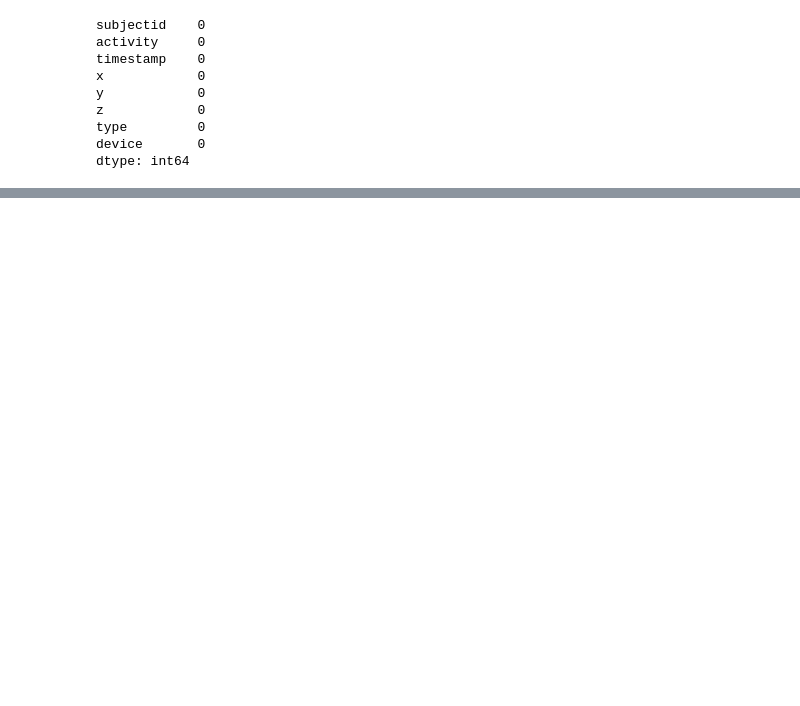
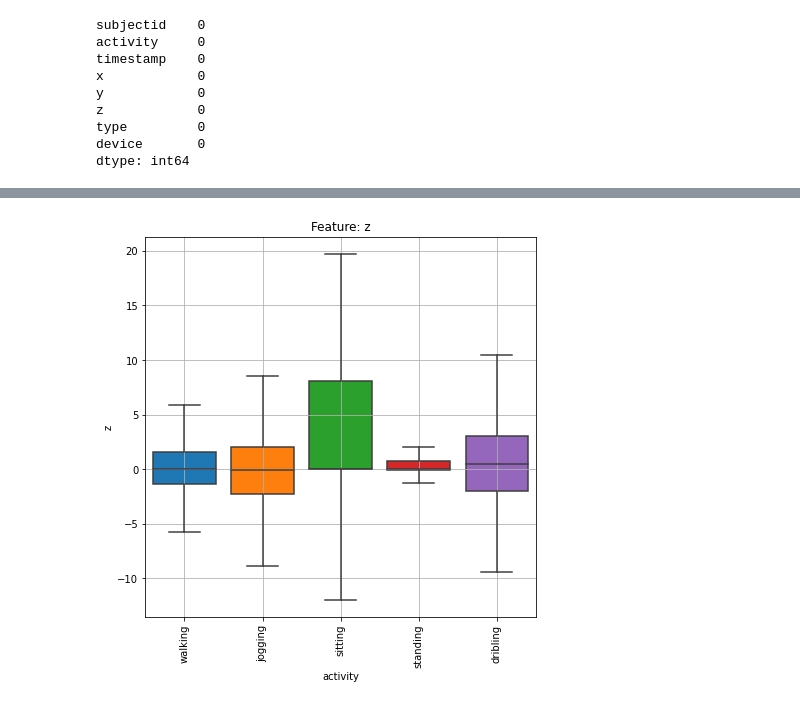
Before and after one commit to luis-reyes/ClassifyActivitiesAccelerometer-Gyroscope, a Jupyter notebook: wisdmclassify.data_exp.1.ipynb, the cells around one changed output, grey strips where cells are left out. Drawn from its saved outputs; the diff is of its cells as text; code cells hidden in the pictures; blank space fills up the shorter version.

```diff
--- a/wisdmclassify.data_exp.1.ipynb
+++ b/wisdmclassify.data_exp.1.ipynb
@@ -173,0 +137,10 @@ NameError: name 'pyplot' is not defined
+# %%
+# feature : 'z'
+# we will plot box and whisker plot for the univariate analysis
+plt.figure(figsize= (7, 7))
+sns.boxplot(x='activity', y='z',data=df, showfliers=False, saturation=1)
+plt.title('Feature: z')
+plt.xticks(rotation= 90)
+plt.grid()
+# %% [output]
+[figure, added]
```
Also changed, not shown: parts of 25 cells of this notebook, 2 other files.
